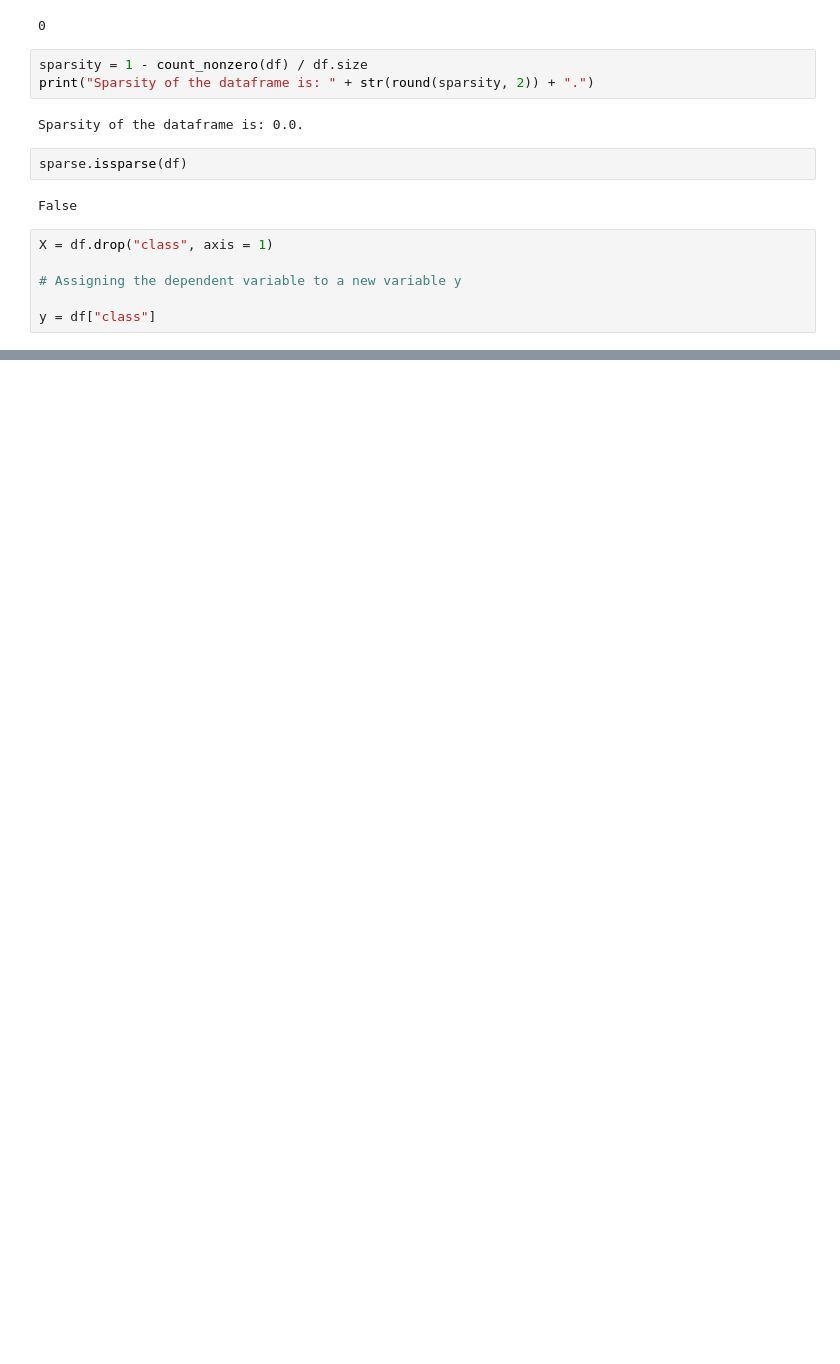
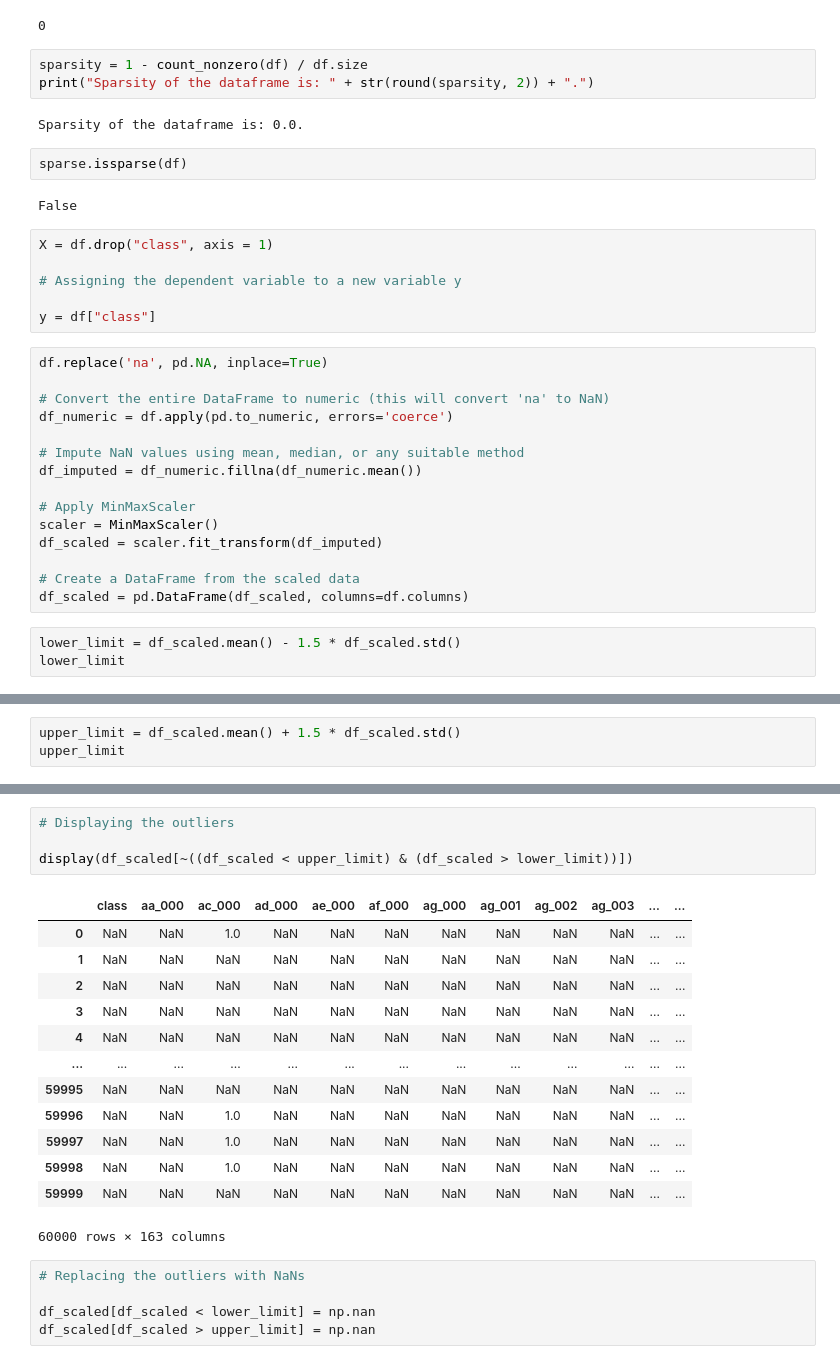
Before and after one commit to Goodevil01/Data-Prep-Ca1-, a Jupyter notebook: Ilori Joshua.ipynb, the cells around one changed output, grey strips where cells are left out. Cells and saved outputs as stored; diff of their text form; blank space fills up the shorter version.

```diff
--- a/Ilori Joshua.ipynb
+++ b/Ilori Joshua.ipynb
@@ -256,3 +246,21 @@ X = df.drop("class", axis = 1)
 # Assigning the dependent variable to a new variable y
 
 y = df["class"]
+# %%
+df.replace('na', pd.NA, inplace=True)
+
+# Convert the entire DataFrame to numeric (this will convert 'na' to NaN)
+df_numeric = df.apply(pd.to_numeric, errors='coerce')
+
+# Impute NaN values using mean, median, or any suitable method
+df_imputed = df_numeric.fillna(df_numeric.mean())
+
+# Apply MinMaxScaler
+scaler = MinMaxScaler()
+df_scaled = scaler.fit_transform(df_imputed)
+
+# Create a DataFrame from the scaled data
+df_scaled = pd.DataFrame(df_scaled, columns=df.columns)
+# %%
+lower_limit = df_scaled.mean() - 1.5 * df_scaled.std()
+lower_limit
@@ -258,0 +280,3 @@ y = df["class"]
+# %%
+upper_limit = df_scaled.mean() + 1.5 * df_scaled.std()
+upper_limit
@@ -258,0 +296,23 @@ y = df["class"]
+# %%
+# Displaying the outliers
+
+display(df_scaled[~((df_scaled < upper_limit) & (df_scaled > lower_limit))])
+# %% [output]
+|  | class | aa_000 | ac_000 | ad_000 | ae_000 | af_000 | ag_000 | ag_001 | ag_002 | ag_003 | ... | ... |
+| 0 | NaN | NaN | 1.0 | NaN | NaN | NaN | NaN | NaN | NaN | NaN | ... | ... |
+| 1 | NaN | NaN | NaN | NaN | NaN | NaN | NaN | NaN | NaN | NaN | ... | ... |
+| 2 | NaN | NaN | NaN | NaN | NaN | NaN | NaN | NaN | NaN | NaN | ... | ... |
+| 3 | NaN | NaN | NaN | NaN | NaN | NaN | NaN | NaN | NaN | NaN | ... | ... |
+| 4 | NaN | NaN | NaN | NaN | NaN | NaN | NaN | NaN | NaN | NaN | ... | ... |
+| ... | ... | ... | ... | ... | ... | ... | ... | ... | ... | ... | ... | ... |
+| 59995 | NaN | NaN | NaN | NaN | NaN | NaN | NaN | NaN | NaN | NaN | ... | ... |
+| 59996 | NaN | NaN | 1.0 | NaN | NaN | NaN | NaN | NaN | NaN | NaN | ... | ... |
+| 59997 | NaN | NaN | 1.0 | NaN | NaN | NaN | NaN | NaN | NaN | NaN | ... | ... |
+| 59998 | NaN | NaN | 1.0 | NaN | NaN | NaN | NaN | NaN | NaN | NaN | ... | ... |
+| 59999 | NaN | NaN | NaN | NaN | NaN | NaN | NaN | NaN | NaN | NaN | ... | ... |
+60000 rows × 163 columns
+# %%
+# Replacing the outliers with NaNs
+
+df_scaled[df_scaled < lower_limit] = np.nan
+df_scaled[df_scaled > upper_limit] = np.nan
```
Also changed, not shown: parts of 10 cells of this notebook.
